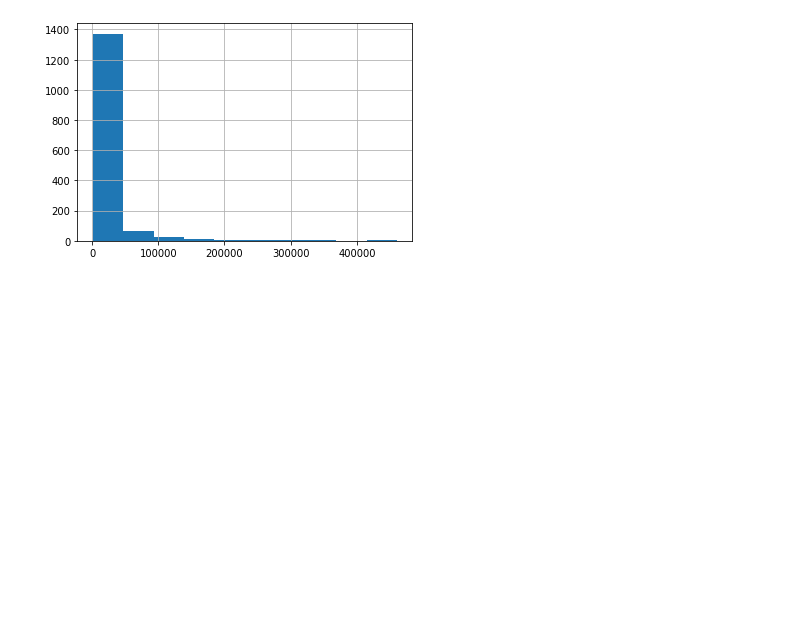
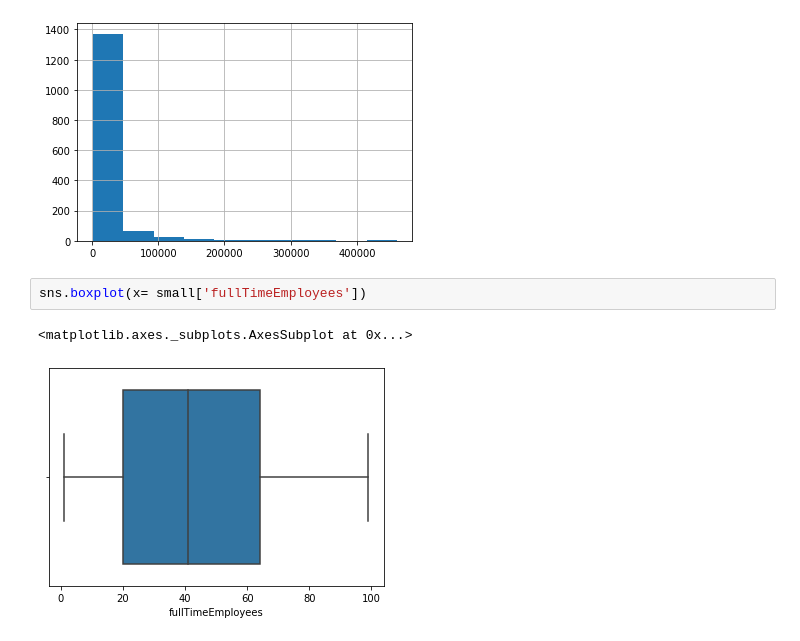
Before and after one commit to ipatel467/Stock-Market-Analysis, a Jupyter notebook: StocksP2.ipynb, the cells around one changed output. Cells and saved outputs as stored; diff of their text form; blank space fills up the shorter version.

```diff
--- a/StocksP2.ipynb
+++ b/StocksP2.ipynb
@@ -374,3 +382,8 @@ large['fullTimeEmployees'].hist()
 # %% [output]
 <matplotlib.axes._subplots.AxesSubplot at 0x...>
 [figure]
+# %%
+sns.boxplot(x= small['fullTimeEmployees'])
+# %% [output]
+<matplotlib.axes._subplots.AxesSubplot at 0x...>
+[figure, added]
```
Also changed, not shown: parts of 14 cells of this notebook.
